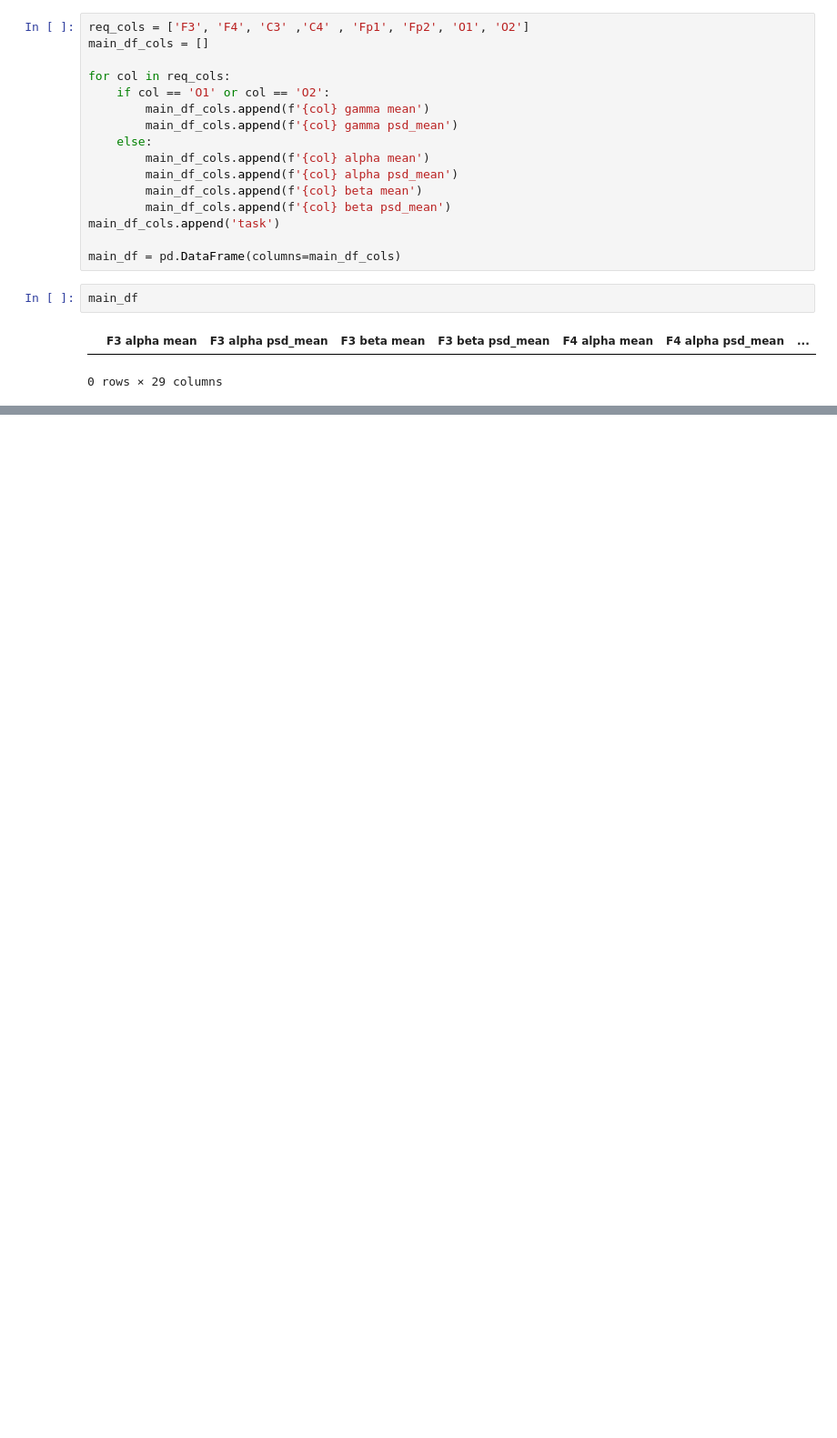
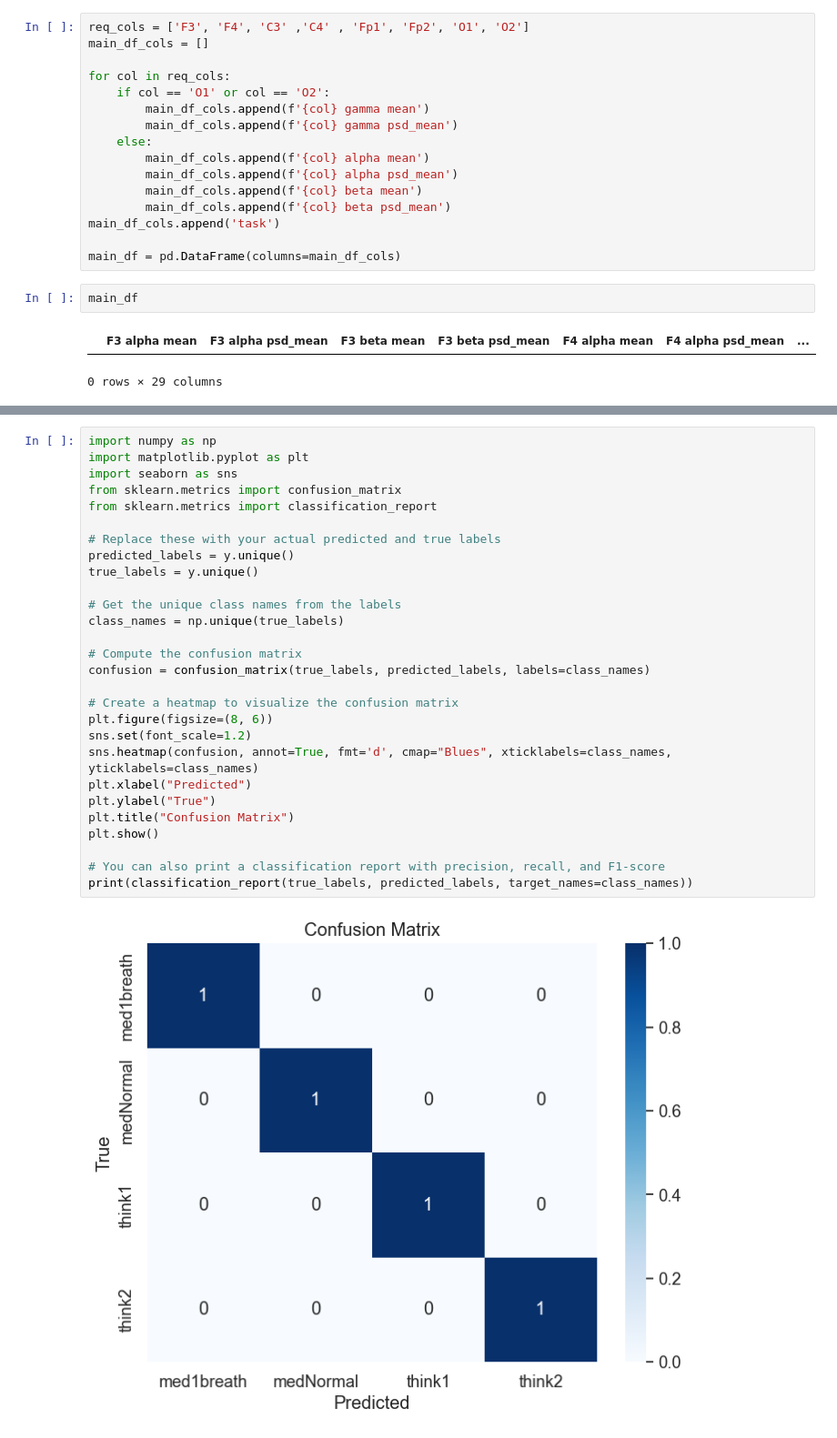
Before and after one commit to kundanrao8507/Meditation_vs_Thinking, a Jupyter notebook: Med_vs_think_N - MAIN.ipynb, the cells around one changed output, grey strips where cells are left out. Shown: that part at 91% size. Drawn from its saved outputs; the diff is of its cells as text; blank space fills up the shorter version.

```diff
--- a/Med_vs_think_N - MAIN.ipynb
+++ b/Med_vs_think_N - MAIN.ipynb
@@ -157,0 +265,30 @@ main_df
+# %%
+import numpy as np
+import matplotlib.pyplot as plt
+import seaborn as sns
+from sklearn.metrics import confusion_matrix
+from sklearn.metrics import classification_report
+
+# Replace these with your actual predicted and true labels
+predicted_labels = y.unique()
+true_labels = y.unique()
+
+# Get the unique class names from the labels
+class_names = np.unique(true_labels)
+
+# Compute the confusion matrix
+confusion = confusion_matrix(true_labels, predicted_labels, labels=class_names)
+
+# Create a heatmap to visualize the confusion matrix
+plt.figure(figsize=(8, 6))
+sns.set(font_scale=1.2)
+sns.heatmap(confusion, annot=True, fmt='d', cmap="Blues", xticklabels=class_names, yticklabels=class_names)
+plt.xlabel("Predicted")
+plt.ylabel("True")
+plt.title("Confusion Matrix")
+plt.show()
+
+# You can also print a classification report with precision, recall, and F1-score
+print(classification_report(true_labels, predicted_labels, target_names=class_names))
+# %% [output]
+[figure, added]
```
Also changed, not shown: parts of 12 cells of this notebook.
